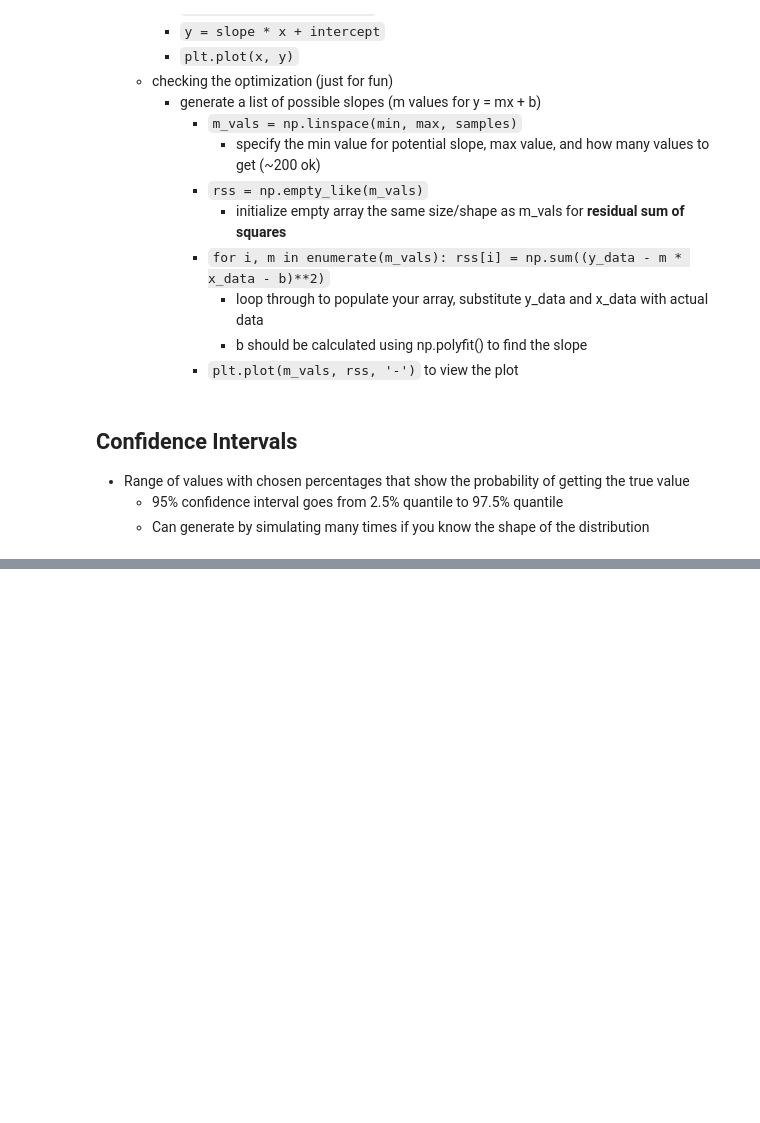
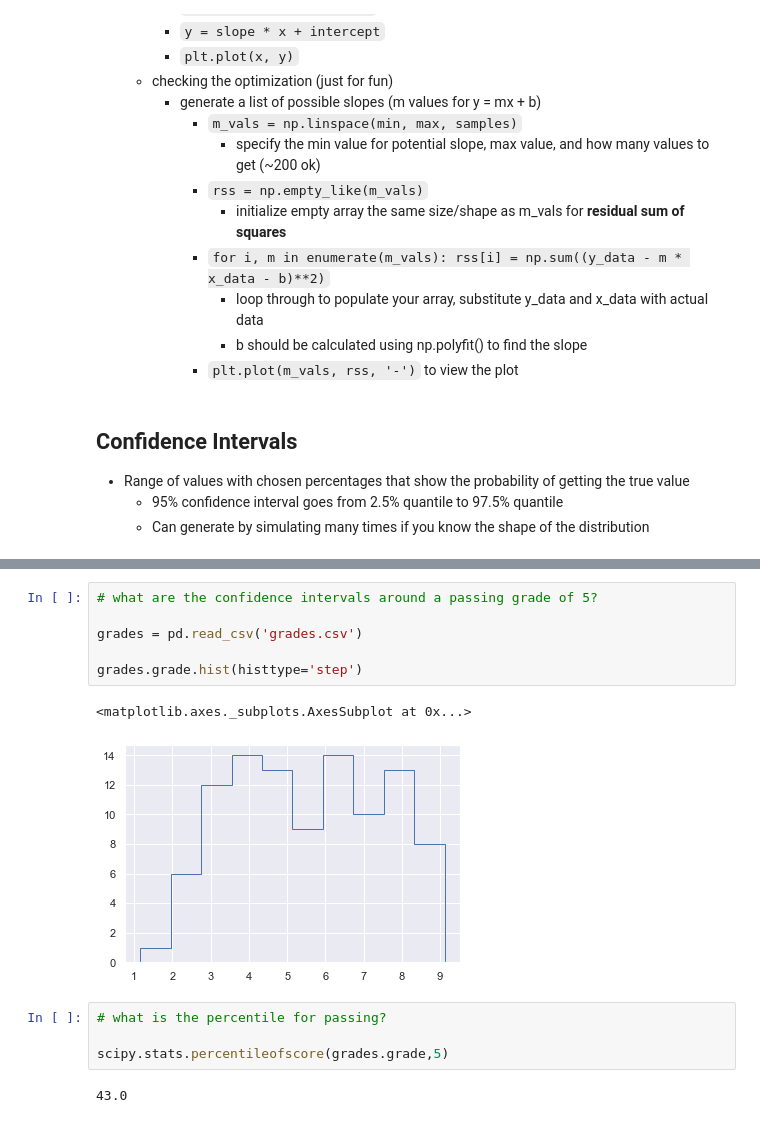
Before and after one commit to chuktuk/Libraries-and-Resources, a Jupyter notebook: Python-Statistics.ipynb, the cells around one changed output, grey strips where cells are left out. Saved outputs shown, nothing was run; the diff lists cells and outputs as text; blank space fills up the shorter version.

Commit message:
update stats

````diff
--- a/Python-Statistics.ipynb
+++ b/Python-Statistics.ipynb
@@ -318,3 +334,18 @@ Text(0.5, 1.0, 'Probability Distribution\nfor Number of MLB No-Hitters')
     ```python
     bootstrap.variable_mean.quantile(0.025), bootstrap.variable_mean.quantile(0.975)
     ```
+# %%
+# what are the confidence intervals around a passing grade of 5?
+
+grades = pd.read_csv('grades.csv')
+
+grades.grade.hist(histtype='step')
+# %% [output]
+<matplotlib.axes._subplots.AxesSubplot at 0x...>
+[figure, added]
+# %%
+# what is the percentile for passing?
+
+scipy.stats.percentileofscore(grades.grade,5)
+# %% [output]
+43.0
````
Also changed, not shown: parts of 40 cells of this notebook, 2 other files.
